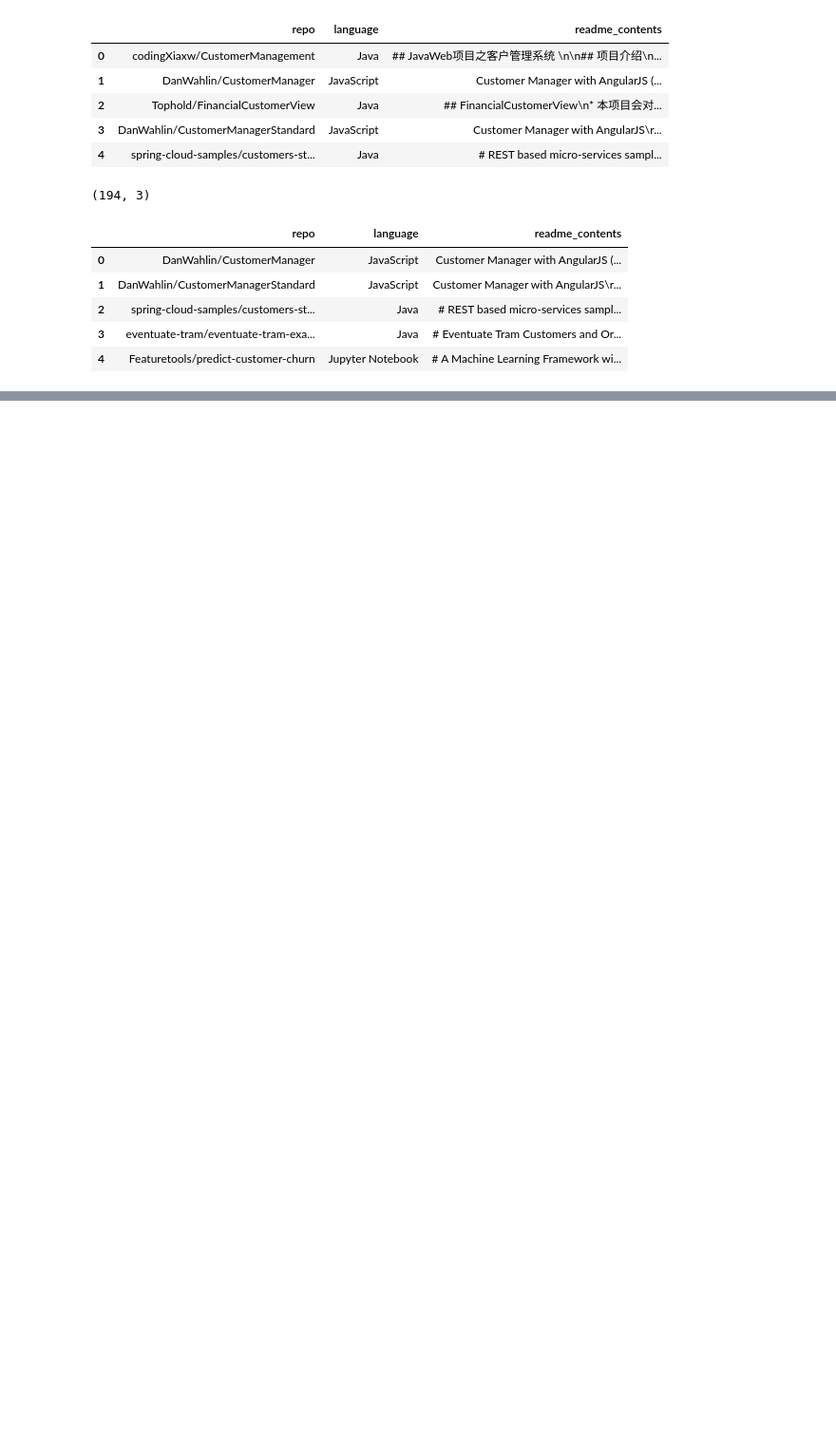
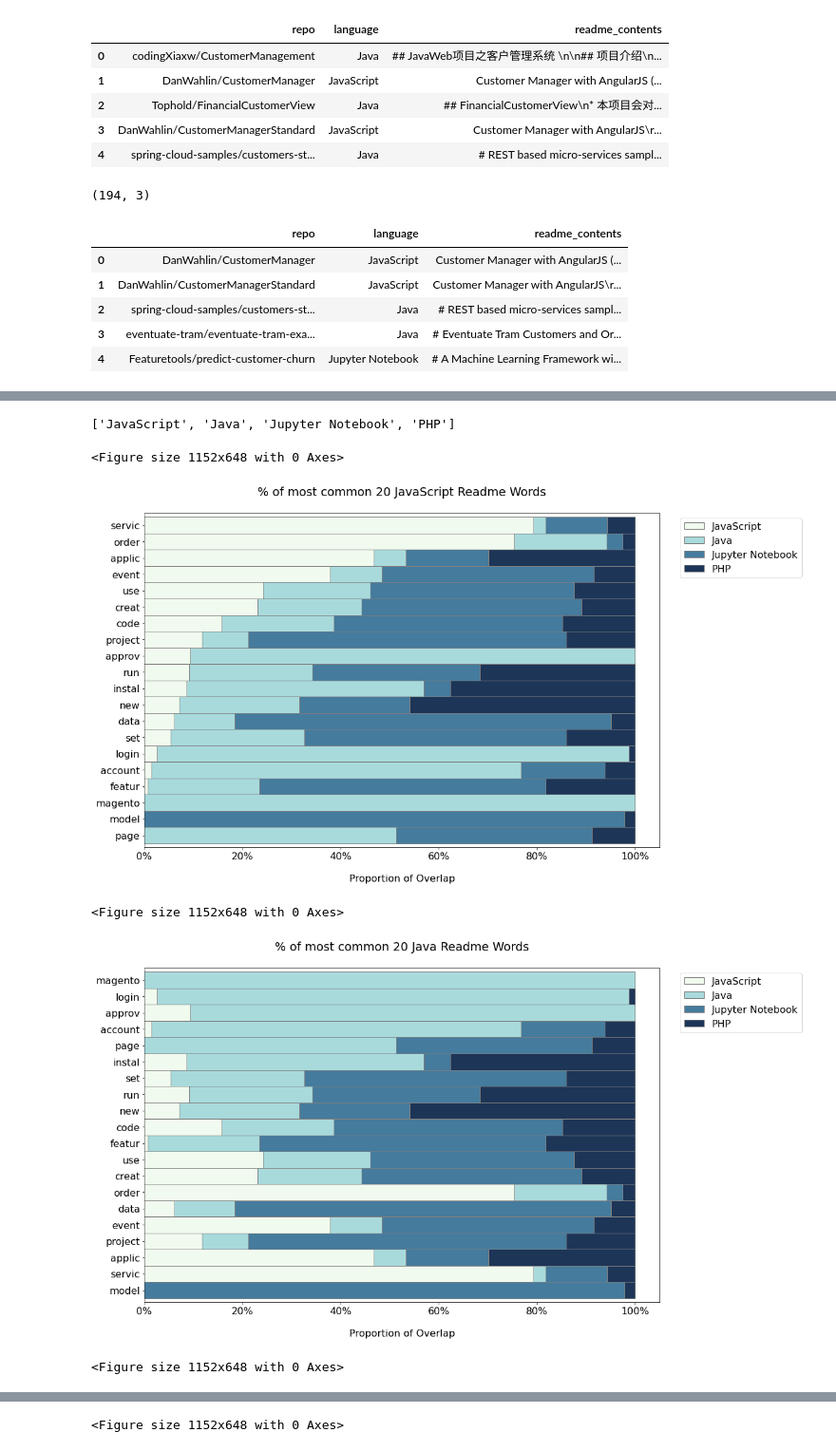
Before and after one commit to heather-desiree-carl-NLP-project/NLP-group-project, a Jupyter notebook: desiree_initial.ipynb, the cells around one changed output, grey strips where cells are left out. Shown at 95% size. Drawn from its saved outputs; the diff is of its cells as text; code cells hidden in the pictures; blank space fills up the shorter version.

```diff
--- a/desiree_initial.ipynb
+++ b/desiree_initial.ipynb
@@ -86,3 +89,5 @@ df.head()
 | 2 | spring-cloud-samples/customers-st... | Java | # REST based micro-services sampl... | rest based microservices sample t... | rest base microservic sampl three... | rest based microservices sample t... |
 | 3 | eventuate-tram/eventuate-tram-exa... | Java | # Eventuate Tram Customers and Or... | eventuate tram orders application... | eventu tram order applic demonstr... | eventuate tram order application ... |
 | 4 | Featuretools/predict-customer-churn | Jupyter Notebook | # A Machine Learning Framework wi... | machine learning framework applic... | machin learn framework applic pre... | machine learning framework applic... |
+# %%
+train, validate, test = p.split_data(df)
@@ -88,0 +102,17 @@ df.head()
+# %%
+# create separate dfs for the top languages
+all_word_counts = ex.get_word_counts_series(train, 'stemmed')
+java_word_counts = ex.get_word_counts_series(train[train.language == 'Java'], 'stemmed')
+javascript_word_counts = ex.get_word_counts_series(train[train.language == 'JavaScript'], 'stemmed')
+php_word_counts = ex.get_word_counts_series(train[train.language == 'PHP'], 'stemmed')
+jupyter_word_counts = ex.get_word_counts_series(train[train.language == 'Jupyter Notebook'], 'stemmed')
+# %%
+words_counts = [java_word_counts, php_word_counts, jupyter_word_counts, javascript_word_counts, all_word_counts]
+cols = list(df.language.unique())
+cols.append('all')
+
+langs = list(df.language.unique())
+# %%
+words_counts = pd.concat(words_counts, axis=1).fillna(0)
+words_counts.columns = cols
+words_counts.head()
@@ -88,0 +126,16 @@ df.head()
+# %%
+words_counts.drop(columns='all').columns.tolist()
+# %% [output]
+['JavaScript', 'Java', 'Jupyter Notebook', 'PHP']
+# %%
+blues = [ '#f1faee', '#a8dadc', '#457b9d', '#1d3557', '#e63946']
+for i in words_counts.drop(columns='all').columns.tolist():
+
+    plt.rc('figure',figsize=(15,10))
+    ex.plot_overlap_stacked_bar(words_counts, i, num_top = 20, colors = blues);
+# %% [output]
+<Figure size 1152x648 with 0 Axes>
+[figure, added]
+<Figure size 1152x648 with 0 Axes>
+[figure, added]
+<Figure size 1152x648 with 0 Axes>
@@ -88,0 +143 @@ df.head()
+<Figure size 1152x648 with 0 Axes>
```
Also changed, not shown: parts of 9 cells of this notebook.
